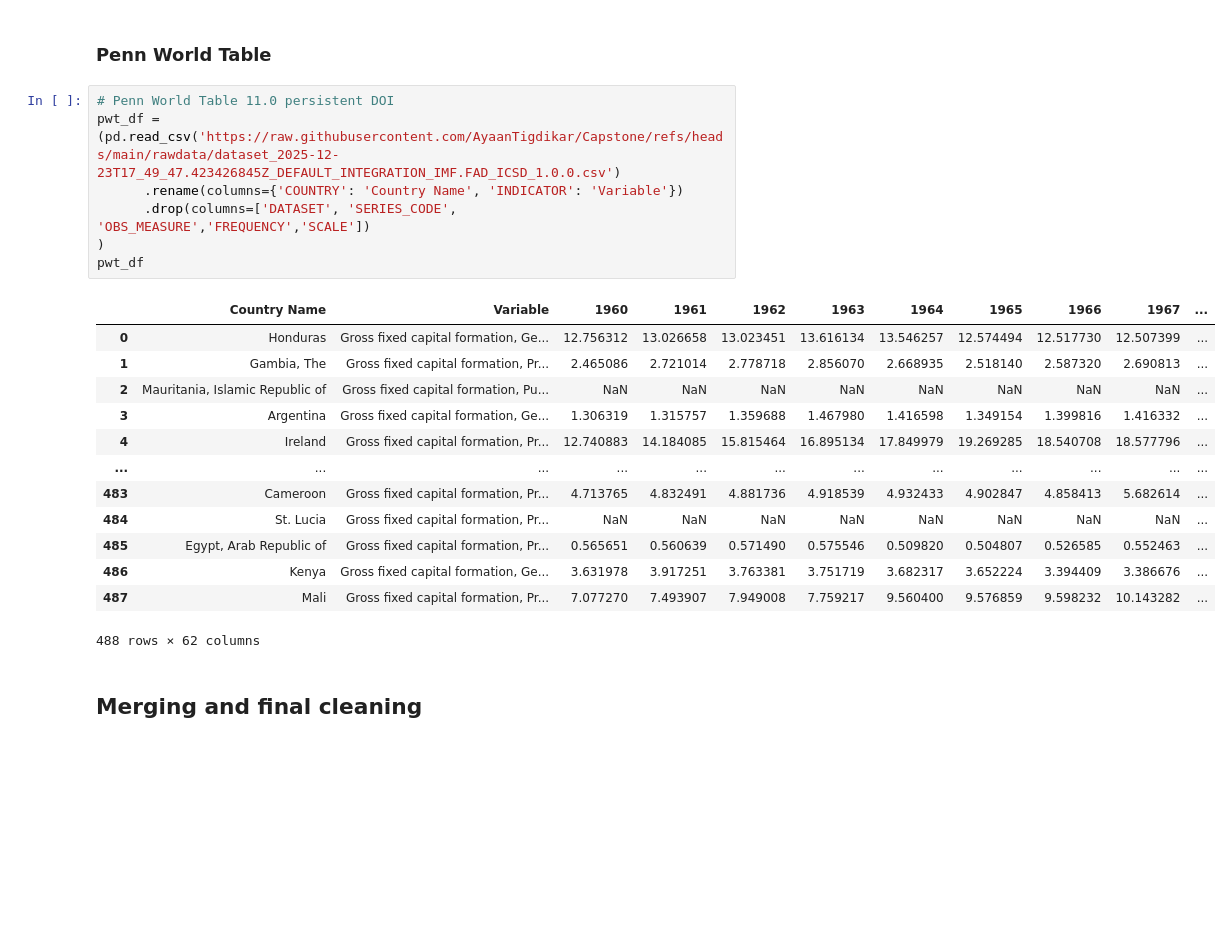
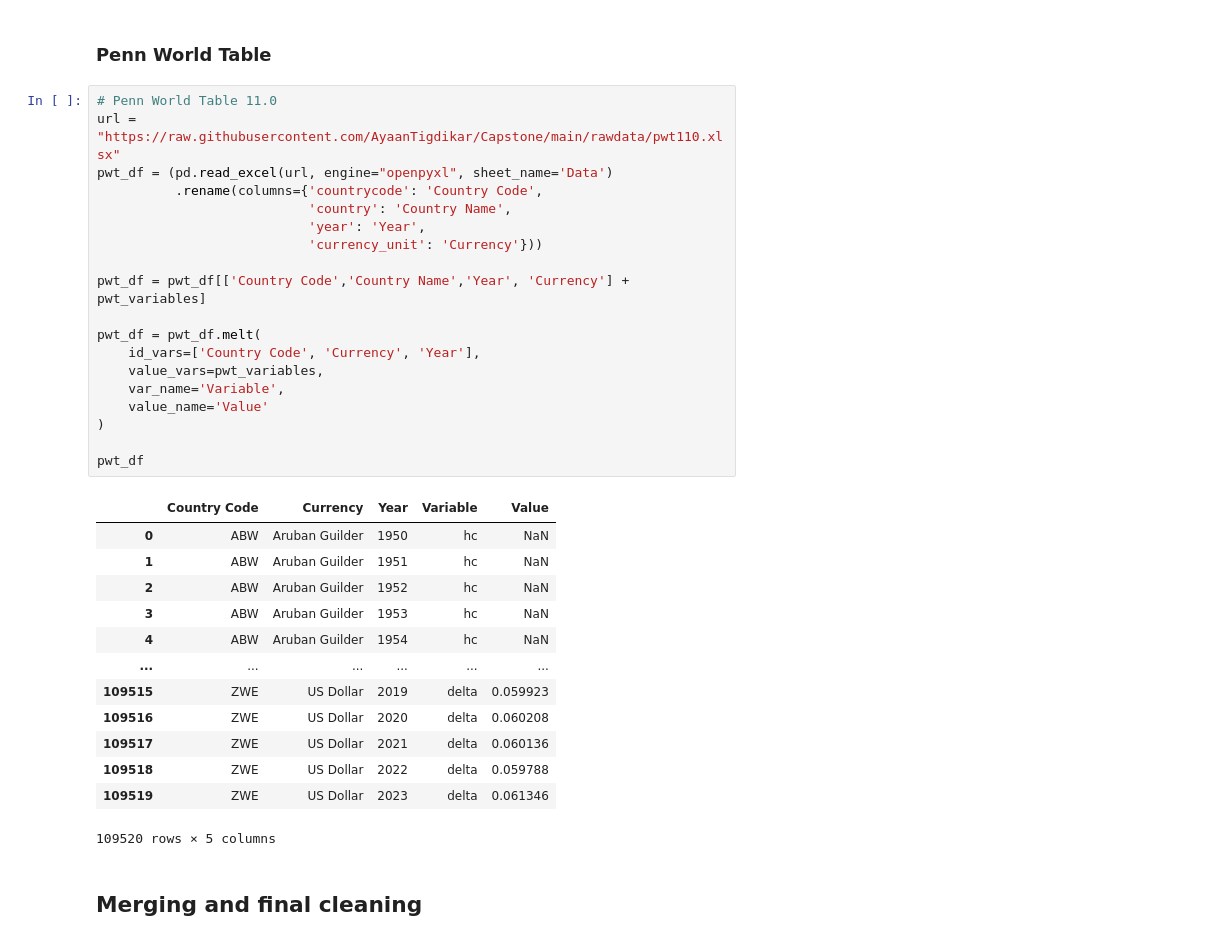
Before and after one commit to AyaanTigdikar/Capstone, a Jupyter notebook: code/1_cleaning_master_data.ipynb, the cells around one changed output. Drawn from its saved outputs; the diff is of its cells as text; blank space fills up the shorter version.

Commit message:
Adding new version of clean master data

```diff
--- a/code/1_cleaning_master_data.ipynb
+++ b/code/1_cleaning_master_data.ipynb
@@ -247,26 +299,38 @@ vdem_df = vdem_df[vdem_df['Year'] >= 1990]
 # %% [markdown]
 ### Penn World Table
 # %%
-# Penn World Table 11.0 persistent DOI
-pwt_df = (pd.read_csv('https://raw.githubusercontent.com/AyaanTigdikar/Capstone/refs/heads/main/rawdata/dataset_2025-12-23T17_49_47.423426845Z_DEFAULT_INTEGRATION_IMF.FAD_ICSD_1.0.0.csv')
-      .rename(columns={'COUNTRY': 'Country Name', 'INDICATOR': 'Variable'})
-      .drop(columns=['DATASET', 'SERIES_CODE', 'OBS_MEASURE','FREQUENCY','SCALE'])
+# Penn World Table 11.0
+url = "https://raw.githubusercontent.com/AyaanTigdikar/Capstone/main/rawdata/pwt110.xlsx"
+pwt_df = (pd.read_excel(url, engine="openpyxl", sheet_name='Data')
+          .rename(columns={'countrycode': 'Country Code',
+                           'country': 'Country Name',
+                           'year': 'Year',
+                           'currency_unit': 'Currency'}))
+
+pwt_df = pwt_df[['Country Code','Country Name','Year', 'Currency'] + pwt_variables]
+
+pwt_df = pwt_df.melt(
+    id_vars=['Country Code', 'Currency', 'Year'],
+    value_vars=pwt_variables,
+    var_name='Variable',
+    value_name='Value'
 )
+
 pwt_df
 # %% [output]
-|  | Country Name | Variable | 1960 | 1961 | 1962 | 1963 | 1964 | 1965 | 1966 | 1967 | ... |
-| 0 | Honduras | Gross fixed capital formation, Ge... | 12.756312 | 13.026658 | 13.023451 | 13.616134 | 13.546257 | 12.574494 | 12.517730 | 12.507399 | ... |
-| 1 | Gambia, The | Gross fixed capital formation, Pr... | 2.465086 | 2.721014 | 2.778718 | 2.856070 | 2.668935 | 2.518140 | 2.587320 | 2.690813 | ... |
-| 2 | Mauritania, Islamic Republic of | Gross fixed capital formation, Pu... | NaN | NaN | NaN | NaN | NaN | NaN | NaN | NaN | ... |
-| 3 | Argentina | Gross fixed capital formation, Ge... | 1.306319 | 1.315757 | 1.359688 | 1.467980 | 1.416598 | 1.349154 | 1.399816 | 1.416332 | ... |
-| 4 | Ireland | Gross fixed capital formation, Pr... | 12.740883 | 14.184085 | 15.815464 | 16.895134 | 17.849979 | 19.269285 | 18.540708 | 18.577796 | ... |
-| ... | ... | ... | ... | ... | ... | ... | ... | ... | ... | ... | ... |
-| 483 | Cameroon | Gross fixed capital formation, Pr... | 4.713765 | 4.832491 | 4.881736 | 4.918539 | 4.932433 | 4.902847 | 4.858413 | 5.682614 | ... |
-| 484 | St. Lucia | Gross fixed capital formation, Pr... | NaN | NaN | NaN | NaN | NaN | NaN | NaN | NaN | ... |
-| 485 | Egypt, Arab Republic of | Gross fixed capital formation, Pr... | 0.565651 | 0.560639 | 0.571490 | 0.575546 | 0.509820 | 0.504807 | 0.526585 | 0.552463 | ... |
-| 486 | Kenya | Gross fixed capital formation, Ge... | 3.631978 | 3.917251 | 3.763381 | 3.751719 | 3.682317 | 3.652224 | 3.394409 | 3.386676 | ... |
-| 487 | Mali | Gross fixed capital formation, Pr... | 7.077270 | 7.493907 | 7.949008 | 7.759217 | 9.560400 | 9.576859 | 9.598232 | 10.143282 | ... |
+|  | Country Code | Currency | Year | Variable | Value |
+| 0 | ABW | Aruban Guilder | 1950 | hc | NaN |
+| 1 | ABW | Aruban Guilder | 1951 | hc | NaN |
+| 2 | ABW | Aruban Guilder | 1952 | hc | NaN |
+| 3 | ABW | Aruban Guilder | 1953 | hc | NaN |
+| 4 | ABW | Aruban Guilder | 1954 | hc | NaN |
+| ... | ... | ... | ... | ... | ... |
+| 109515 | ZWE | US Dollar | 2019 | delta | 0.059923 |
+| 109516 | ZWE | US Dollar | 2020 | delta | 0.060208 |
+| 109517 | ZWE | US Dollar | 2021 | delta | 0.060136 |
+| 109518 | ZWE | US Dollar | 2022 | delta | 0.059788 |
+| 109519 | ZWE | US Dollar | 2023 | delta | 0.061346 |
-488 rows × 62 columns
+109520 rows × 5 columns
 # %% [markdown]
 ## Merging and final cleaning
 # %%
```
Also changed, not shown: parts of 9 cells of this notebook, 2 other files.
